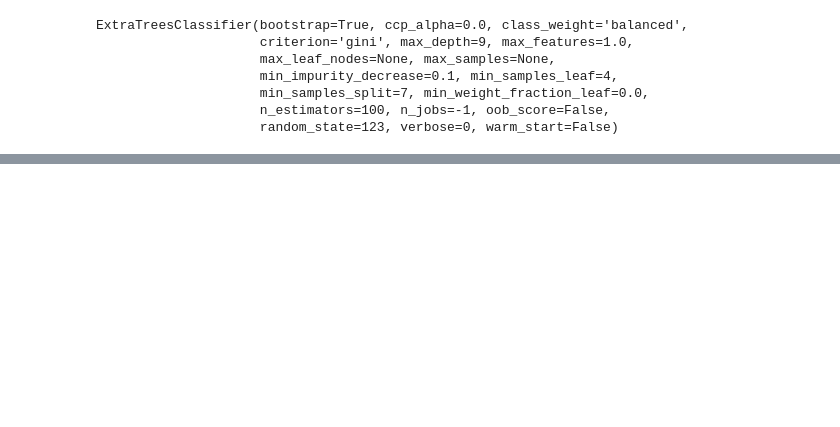
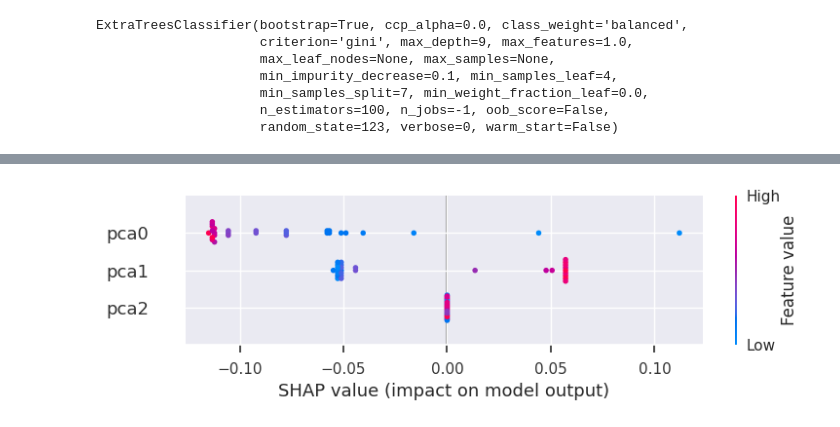
Before and after one commit to Sahithya1509/6220, a Jupyter notebook: 6220 project.ipynb, the cells around one changed output, grey strips where cells are left out. Cells and saved outputs as stored; diff of their text form; code cells hidden in the pictures; blank space fills up the shorter version.

```diff
--- a/6220 project.ipynb
+++ b/6220 project.ipynb
@@ -978,3 +1048,7 @@ Requirement already satisfied: threadpoolctl>=2.0.0 in /usr/local/lib/python3.10
 Requirement already satisfied: six>=1.5 in /usr/local/lib/python3.10/dist-packages (from python-dateutil>=2.8.1->pandas->shap) (1.16.0)
 # %%
 import shap
+# %%
+interpret_model(tuned_et_pca, plot='summary')
+# %% [output]
+[figure, added]
```
Also changed, not shown: parts of 79 cells of this notebook.
